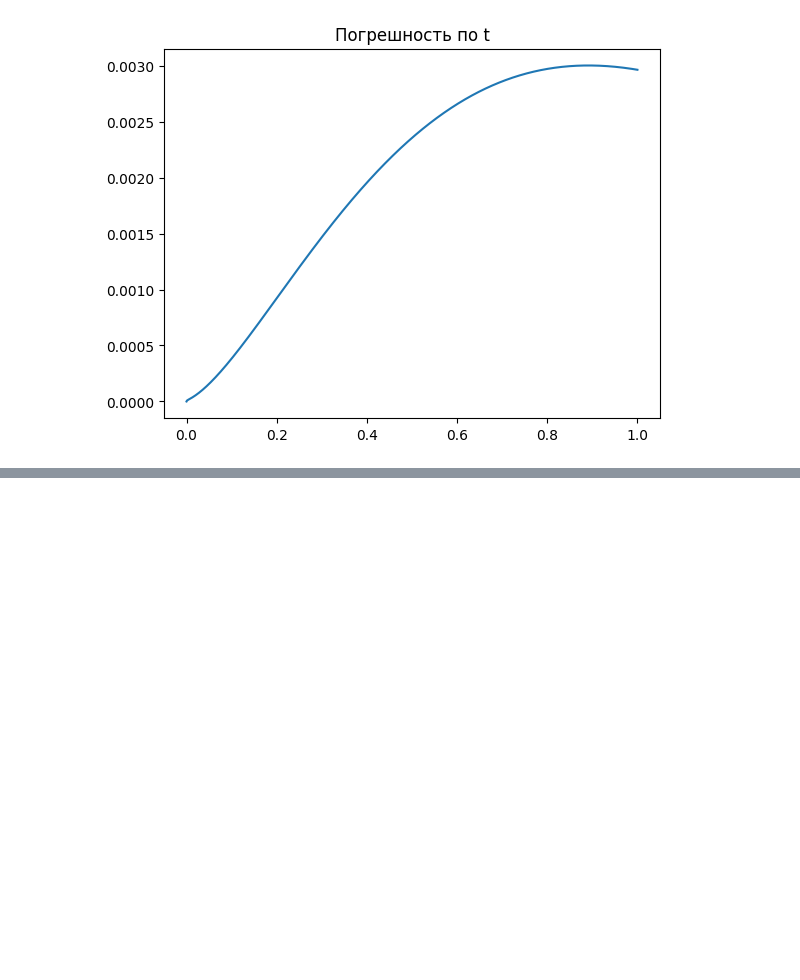
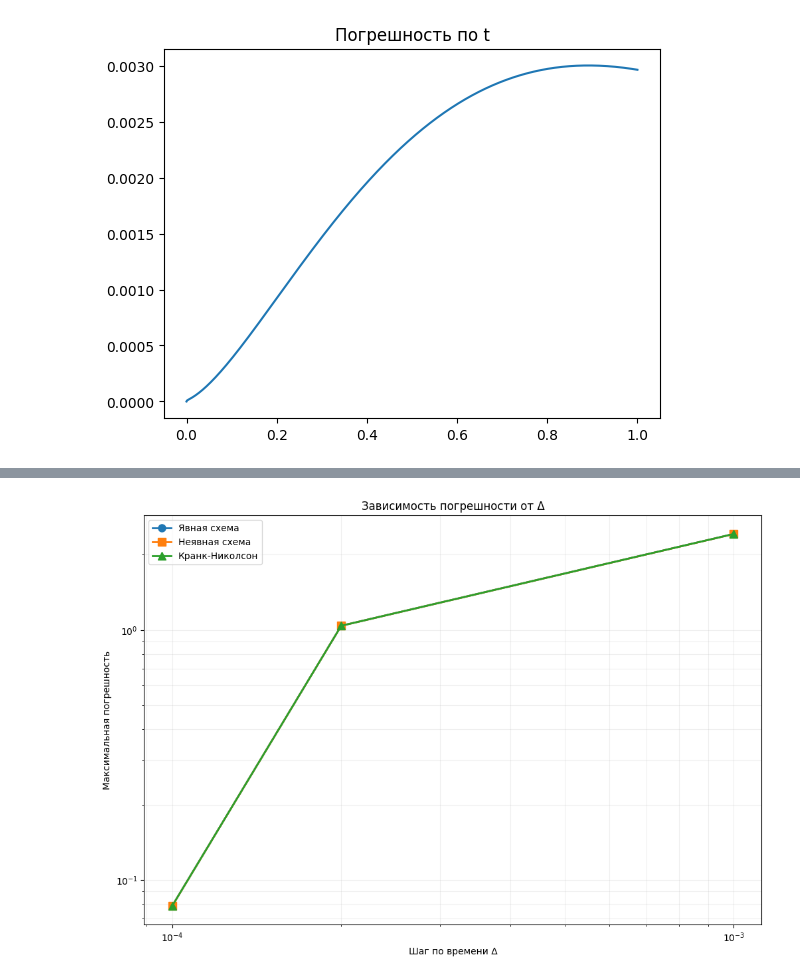
Before and after one commit to karseny99/4islaki, a Jupyter notebook: lab5/lab5.ipynb, the cells around one changed output, grey strips where cells are left out. Cells and saved outputs as stored; diff of their text form; code cells hidden in the pictures; blank space fills up the shorter version.

```diff
--- a/lab5/lab5.ipynb
+++ b/lab5/lab5.ipynb
@@ -250,0 +302,56 @@ plt.show()
+# %%
+n_fixed = 10
+h_fixed = l / (n_fixed - 1)
+
+delta_values = [1e-4, 2e-4, 1e-3]
+errors_explicit = []
+errors_implicit = []
+errors_cn = []
+
+for _delta in delta_values:
+    K = math.ceil(T / delta) + 1
+    t_arr = np.linspace(0, T, K)
+    x_arr = np.linspace(0, l, n_fixed)
+
+    delta = _delta
+    h = h_fixed
+    n = n_fixed
+
+    if(a ** 2 * delta / h ** 2  > 0.5):
+        print("Warning: solution unstable")
+
+    bound_0t = [gamma_0(t_k) for t_k in t_arr]
+    bound_lt = [gamma_l(t_k) for t_k in t_arr]
+    bound_x0 = [u0(x_i) for x_i in x_arr]
+
+    u = np.array(bound_x0)
+
+    result_explicit = solve_explicit(u, explicit_2d1o)
+    result_implicit = solve_weighted_implicit(u, 1, implicit_2d1o)
+    result_cn = solve_weighted_implicit(u, 0.5, implicit_2d1o)
+
+    x_plt, t_plt = np.meshgrid(x_arr, t_arr)
+    true_data = analytical(x_plt, t_plt)
+
+    error_explicit = np.max(np.abs(result_explicit - true_data))
+    error_implicit = np.max(np.abs(result_implicit - true_data))
+    error_cn = np.max(np.abs(result_cn - true_data))
+
+    errors_explicit.append(error_explicit)
+    errors_implicit.append(error_implicit)
+    errors_cn.append(error_cn)
+
+plt.figure(figsize=(12, 8))
+
+plt.loglog(delta_values, errors_explicit, 'o-', label='Явная схема', linewidth=2, markersize=8)
+plt.loglog(delta_values, errors_implicit, 's-', label='Неявная схема', linewidth=2, markersize=8)
+plt.loglog(delta_values, errors_cn, '^-', label='Кранк-Николсон', linewidth=2, markersize=8)
+
+plt.xlabel('Шаг по времени Δ')
+plt.ylabel('Максимальная погрешность')
+plt.title(f'Зависимость погрешности от Δ')
+plt.legend()
+plt.grid(True, which="both", ls="-", alpha=0.2)
+plt.show()
+# %% [output]
+[figure, added]
```
Also changed, not shown: parts of 1 cell of this notebook.
